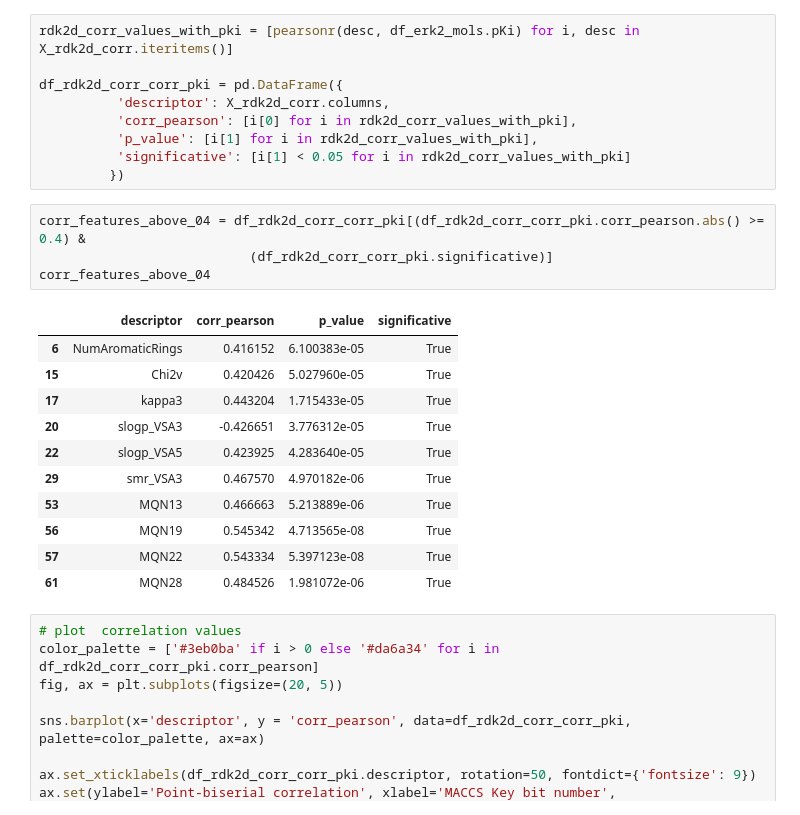
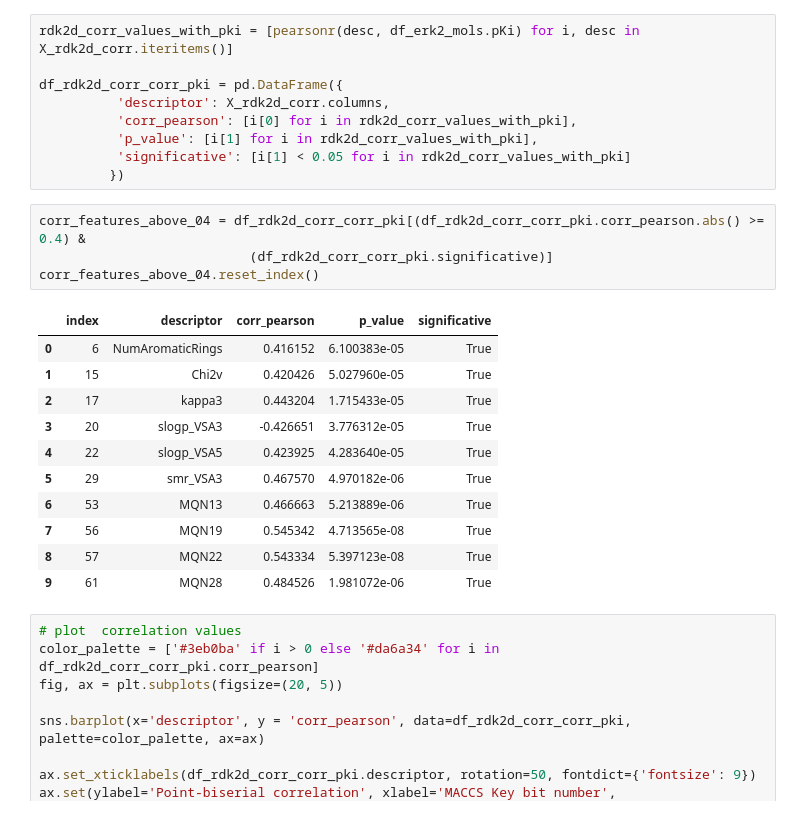
Before and after one commit to jRicciL/ERK2_notebooks, a Jupyter notebook: X_Reviewing_Fourches_work/7_2DRDKit_Analysis.ipynb, the cells around one changed output. Saved outputs shown, nothing was run; the diff lists cells and outputs as text.

```diff
--- a/X_Reviewing_Fourches_work/7_2DRDKit_Analysis.ipynb
+++ b/X_Reviewing_Fourches_work/7_2DRDKit_Analysis.ipynb
@@ -274,19 +275,19 @@ df_rdk2d_corr_corr_pki = pd.DataFrame({
 # %%
 corr_features_above_04 = df_rdk2d_corr_corr_pki[(df_rdk2d_corr_corr_pki.corr_pearson.abs() >= 0.4) &
                            (df_rdk2d_corr_corr_pki.significative)]
-corr_features_above_04
+corr_features_above_04.reset_index()
 # %% [output]
-|  | descriptor | corr_pearson | p_value | significative |
-| 6 | NumAromaticRings | 0.416152 | 6.100383e-05 | True |
-| 15 | Chi2v | 0.420426 | 5.027960e-05 | True |
-| 17 | kappa3 | 0.443204 | 1.715433e-05 | True |
-| 20 | slogp_VSA3 | -0.426651 | 3.776312e-05 | True |
-| 22 | slogp_VSA5 | 0.423925 | 4.283640e-05 | True |
-| 29 | smr_VSA3 | 0.467570 | 4.970182e-06 | True |
-| 53 | MQN13 | 0.466663 | 5.213889e-06 | True |
-| 56 | MQN19 | 0.545342 | 4.713565e-08 | True |
-| 57 | MQN22 | 0.543334 | 5.397123e-08 | True |
-| 61 | MQN28 | 0.484526 | 1.981072e-06 | True |
+|  | index | descriptor | corr_pearson | p_value | significative |
+| 0 | 6 | NumAromaticRings | 0.416152 | 6.100383e-05 | True |
+| 1 | 15 | Chi2v | 0.420426 | 5.027960e-05 | True |
+| 2 | 17 | kappa3 | 0.443204 | 1.715433e-05 | True |
+| 3 | 20 | slogp_VSA3 | -0.426651 | 3.776312e-05 | True |
+| 4 | 22 | slogp_VSA5 | 0.423925 | 4.283640e-05 | True |
+| 5 | 29 | smr_VSA3 | 0.467570 | 4.970182e-06 | True |
+| 6 | 53 | MQN13 | 0.466663 | 5.213889e-06 | True |
+| 7 | 56 | MQN19 | 0.545342 | 4.713565e-08 | True |
+| 8 | 57 | MQN22 | 0.543334 | 5.397123e-08 | True |
+| 9 | 61 | MQN28 | 0.484526 | 1.981072e-06 | True |
 # %%
 # plot  correlation values
 color_palette = ['#3eb0ba' if i > 0 else '#da6a34' for i in df_rdk2d_corr_corr_pki.corr_pearson]
```
Also changed, not shown: parts of 6 cells of this notebook.
